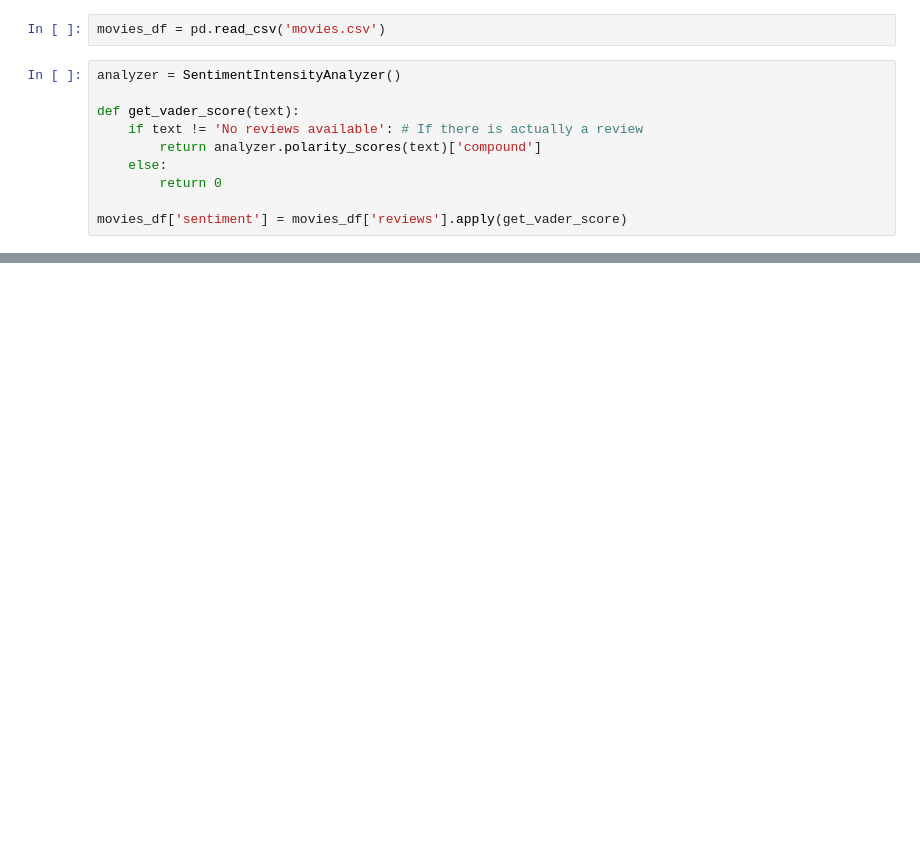
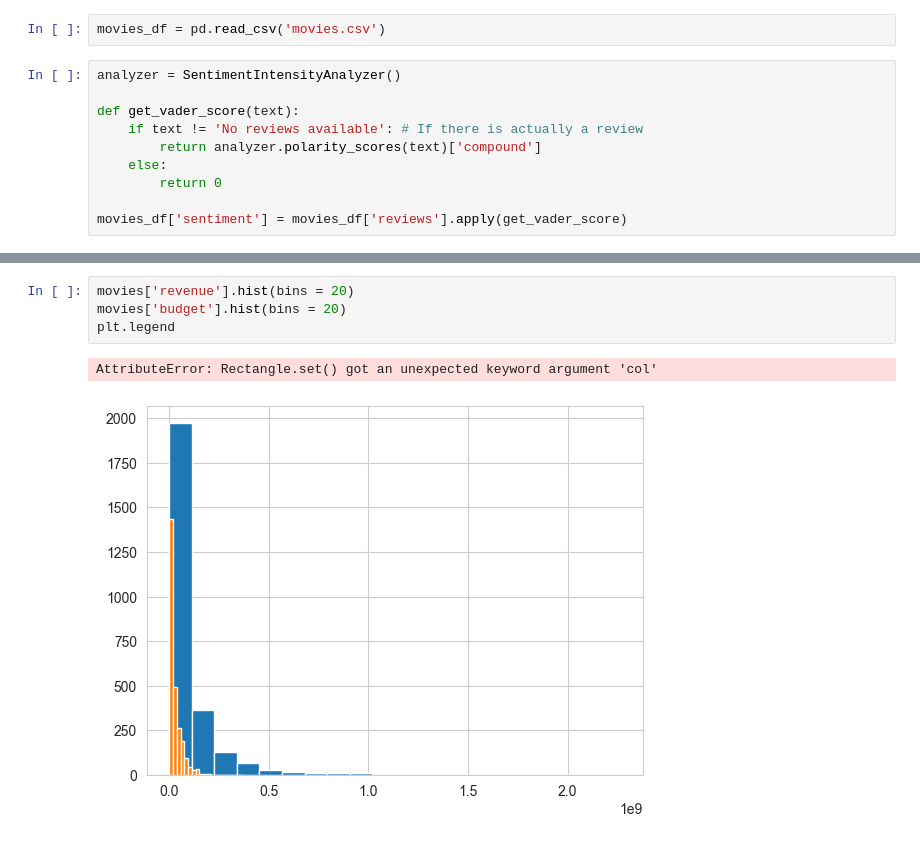
Before and after one commit to jessahal/Box-office-predictions, a Jupyter notebook: box_office_predictions.ipynb, the cells around one changed output, grey strips where cells are left out. Drawn from its saved outputs; the diff is of its cells as text; blank space fills up the shorter version.

```diff
--- a/box_office_predictions.ipynb
+++ b/box_office_predictions.ipynb
@@ -29,0 +55,7 @@ movies_df['sentiment'] = movies_df['reviews'].apply(get_vader_score)
+# %%
+movies['revenue'].hist(bins = 20)
+movies['budget'].hist(bins = 20)
+plt.legend
+# %% [output]
+AttributeError: Rectangle.set() got an unexpected keyword argument 'col'
+[figure, added]
```
Also changed, not shown: parts of 7 cells of this notebook.
